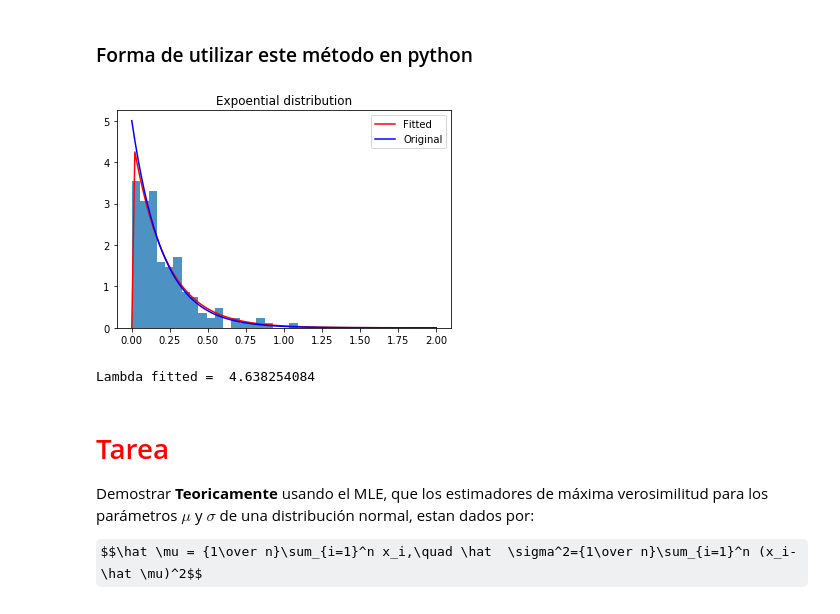
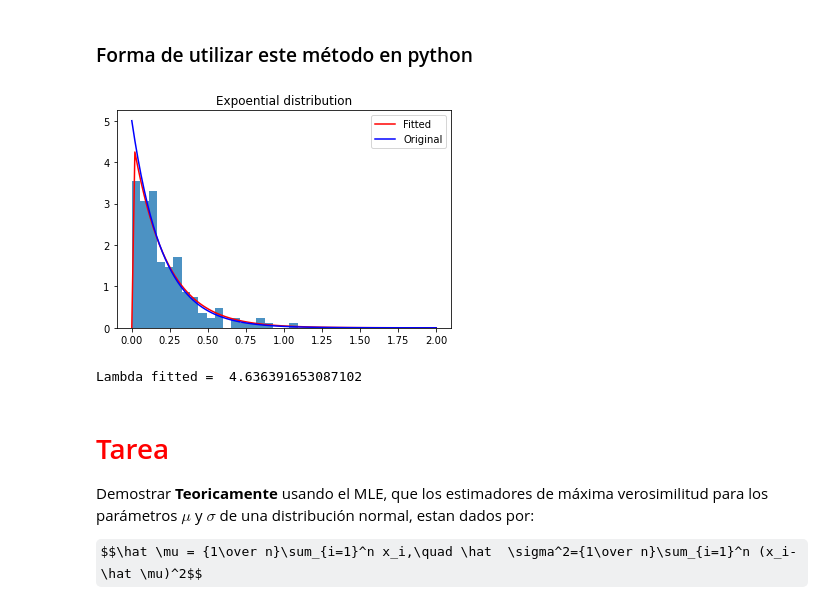
Before and after one commit to Mariela07/SPF-2021-verano, a Jupyter notebook: TEMA-2/Clase19_ComprobacionDeDistribuciones.ipynb, the cells around one changed output. Drawn from its saved outputs; the diff is of its cells as text; code cells hidden in the pictures; some formulas as TeX source.

```diff
--- a/TEMA-2/Clase19_ComprobacionDeDistribuciones.ipynb
+++ b/TEMA-2/Clase19_ComprobacionDeDistribuciones.ipynb
@@ -466,29 +468,29 @@ $$\hat \lambda = {1\over {1\over n}\sum_{i=1}^nX_i}={1 \over \bar X}$$
 # %%
 ################ Adjusting a exponential distribution
 np.random.seed(5555)
 # picking 150 of from a exponential distrubution
 # with lambda = 5
 samp = st.expon.rvs(loc=0,scale=1/5,size=150)
 
 param = st.expon.fit(samp) # distribution fitting
 # now, param[0] and param[1]=1/lambda are the location and scale
 # of the fitted distribution
 x = np.linspace(0,2,100)
 # fitted distribution
 pdf_fitted = st.expon.pdf(x,loc=param[0],scale=param[1])
 # original distribution
 pdf = st.expon.pdf(x,loc=0,scale=1/5)
 
 plt.title('Expoential distribution')
 plt.plot(x,pdf_fitted,'r-',label='Fitted')
 plt.plot(x,pdf,'b-',label='Original')
 plt.legend()
-plt.hist(samp,20,normed=1,alpha=.8,)
+plt.hist(samp,20,density=1,alpha=.8,)
 plt.show()
 print('Lambda fitted = ',1/param[1])
 # %% [output]
-[figure, old version]
+[figure, new version]
-Lambda fitted =  4.638254084
+Lambda fitted =  4.636391653087102
 # %% [markdown]
 # <font color = red> Tarea
 
```
Also changed, not shown: parts of 4 cells of this notebook, 1 other file.
